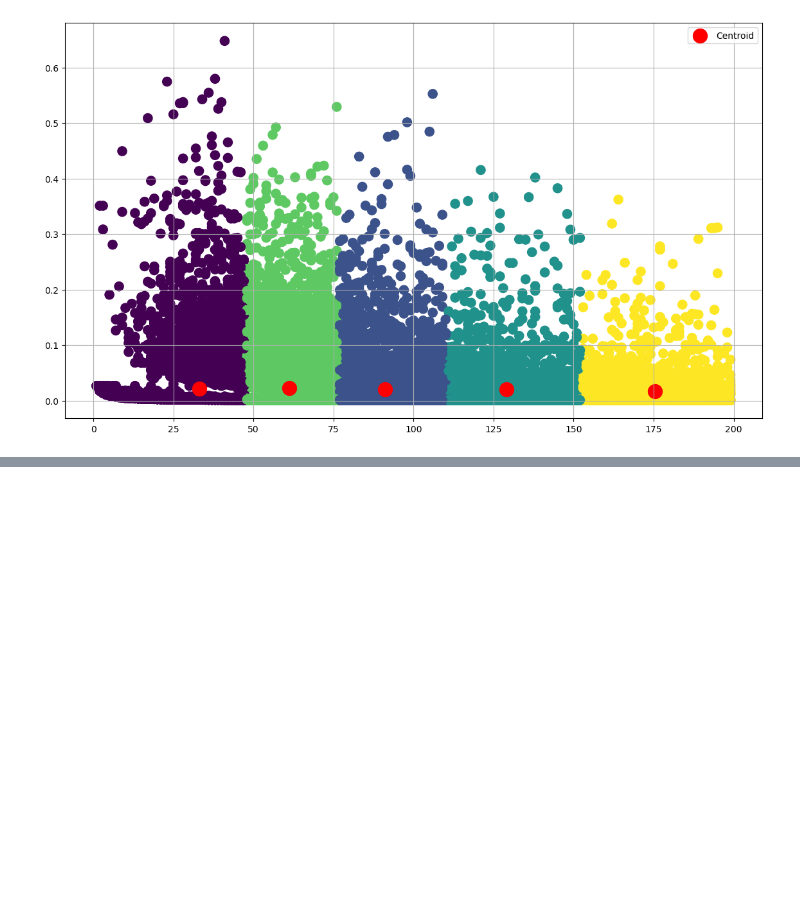
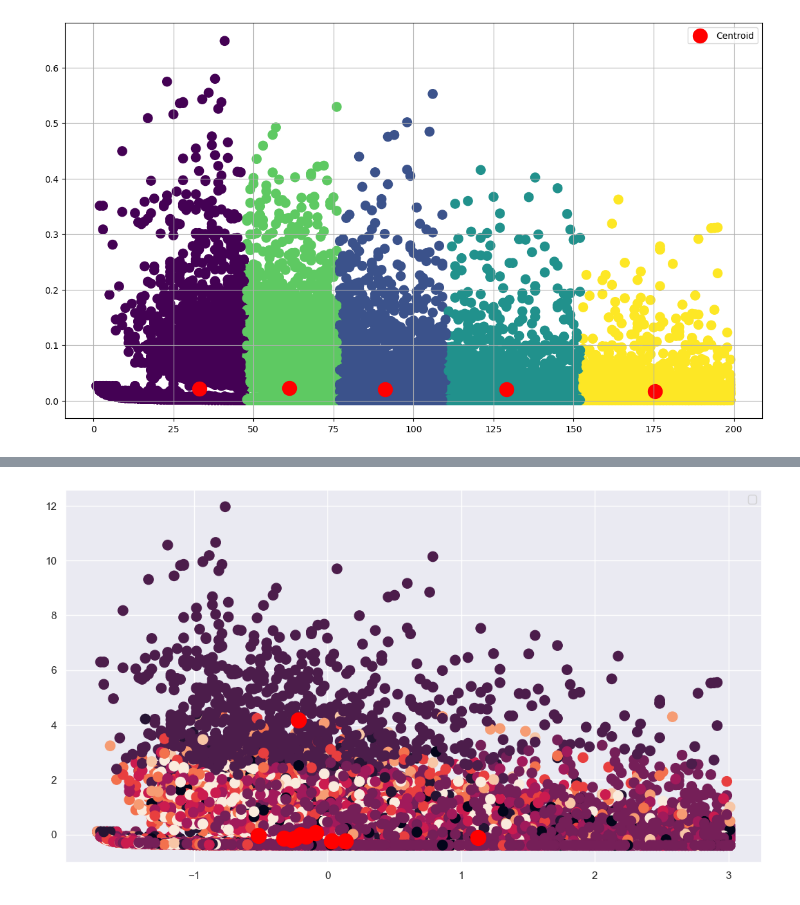
Before and after one commit to Totally-Kyle/Spotify-Analysis, a Jupyter notebook: Modeling.ipynb, the cells around one changed output, grey strips where cells are left out. Saved outputs shown, nothing was run; the diff lists cells and outputs as text; code cells hidden in the pictures; blank space fills up the shorter version.

```diff
--- a/Modeling.ipynb
+++ b/Modeling.ipynb
@@ -96,0 +173,14 @@ plt.show()
+# %%
+plt.figure(figsize = (13, 7))
+
+plt.scatter(X1_scaled[:, 0], X1_scaled[:, 1], c = kmeans_scaled.labels_, s = 105)
+plt.scatter(kmeans_scaled.cluster_centers_[:, 0], kmeans_scaled.cluster_centers_[:, 1], color = 'red', s = 250)
+plt.legend( )
+plt.xlabel('')
+plt.ylabel('')
+plt.grid(True)
+
+
+plt.show()
+# %% [output]
+[figure, added]
```
Also changed, not shown: parts of 11 cells of this notebook.
